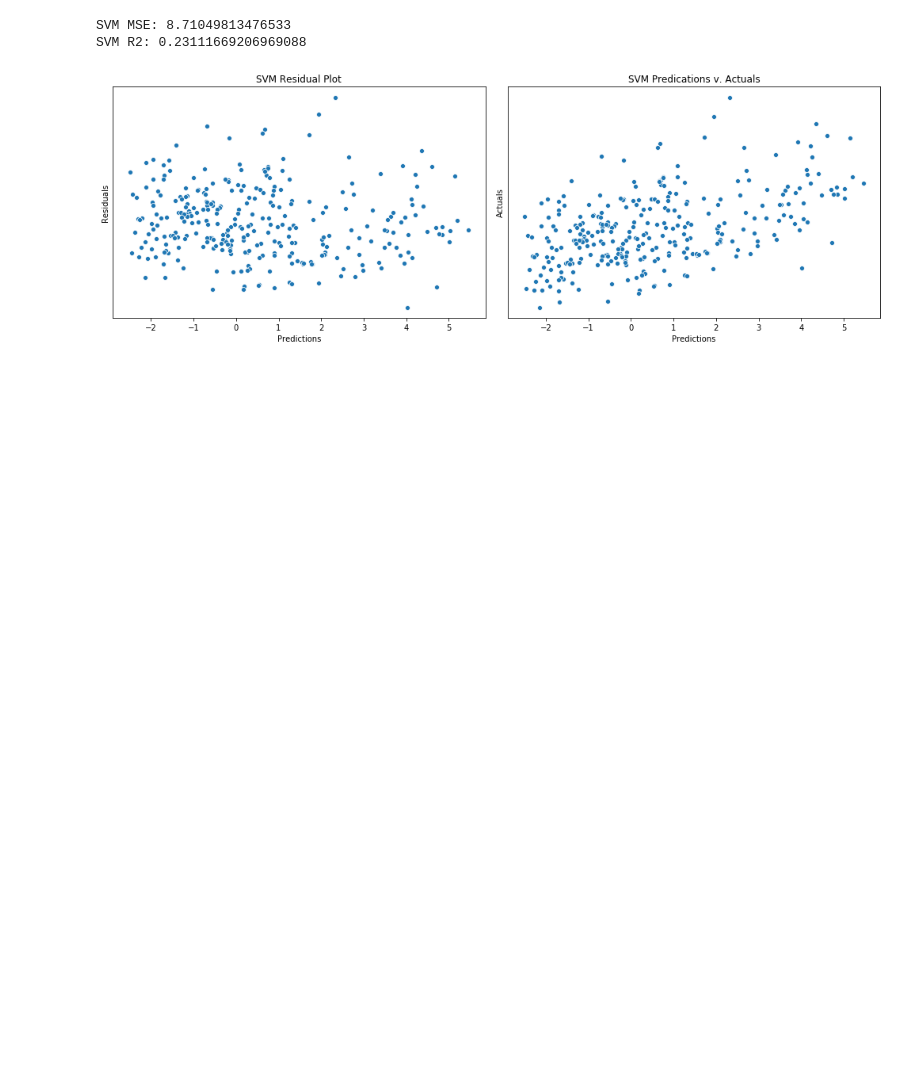
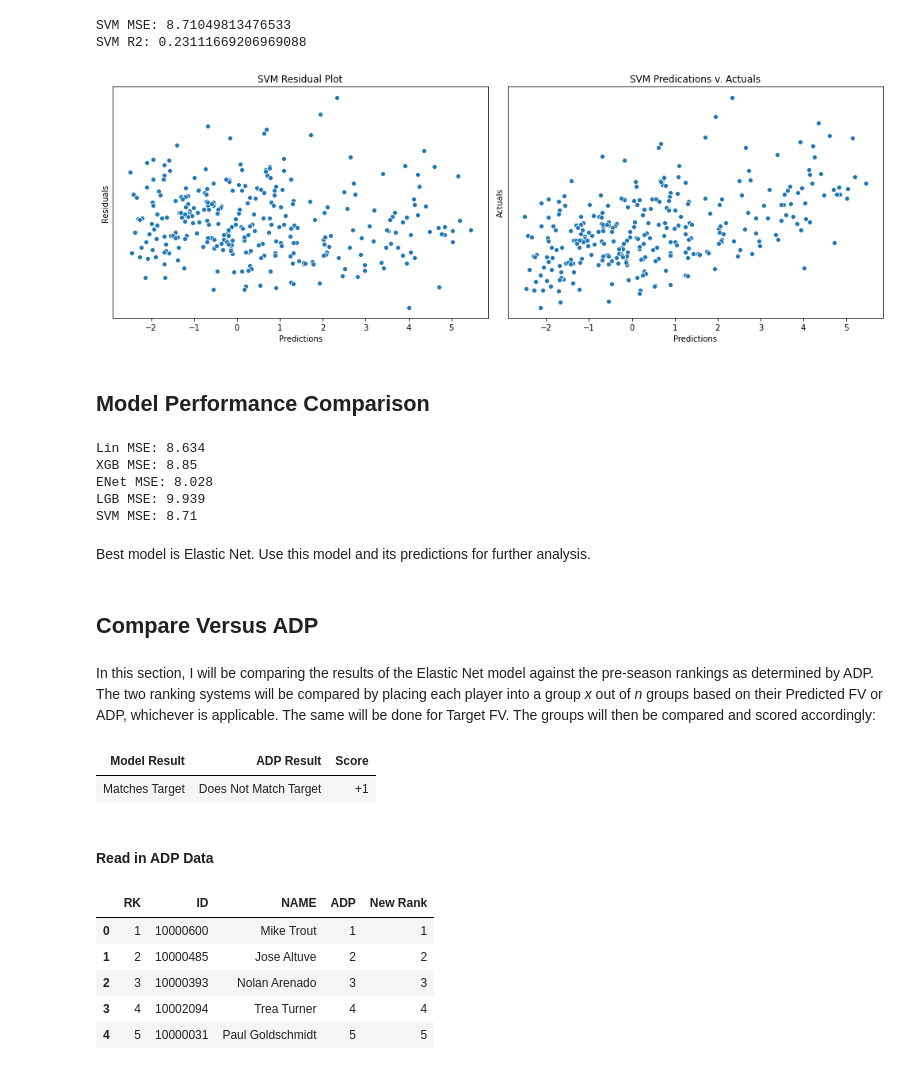
Before and after one commit to nkrajew/baseball_proj, a Jupyter notebook: Fantasy_Baseball_Predictions.ipynb, the cells around one changed output. Saved outputs shown, nothing was run; the diff lists cells and outputs as text; code cells hidden in the pictures; blank space fills up the shorter version.

```diff
--- a/Fantasy_Baseball_Predictions.ipynb
+++ b/Fantasy_Baseball_Predictions.ipynb
@@ -564,3 +566,42 @@ plt.setp(axes, yticks=[])
 plt.tight_layout()
 # %% [output]
 [figure]
+# %% [markdown]
+## Model Performance Comparison
+# %%
+print('Lin MSE:', round(lin_MSE,3))
+print('XGB MSE:', round(xgb_MSE, 3))
+print('ENet MSE:', round(enet_MSE, 3))
+print('LGB MSE:', round(lgb_MSE,3))
+print('SVM MSE:', round(svm_MSE,3))
+# %% [output]
+Lin MSE: 8.634
+XGB MSE: 8.85
+ENet MSE: 8.028
+LGB MSE: 9.939
+SVM MSE: 8.71
+# %% [markdown]
+Best model is Elastic Net. Use this model and its predictions for further analysis.
+# %% [markdown]
+## Compare Versus ADP
+# %% [markdown]
+In this section, I will be comparing the results of the Elastic Net model against the pre-season rankings as determined by ADP. The two ranking systems will be compared by placing each player into a group _x_ out of *n* groups based on their Predicted FV or ADP, whichever is applicable. The same will be done for Target FV. The groups will then be compared and scored accordingly:
+# %%
+scoring = pd.DataFrame(data=[['Matches Target','Does Not Match Target','+1']], columns=['Model Result', 'ADP Result', 'Score'], index=None)
+scoring.style.hide_index()
+# %% [output]
+| Model Result | ADP Result | Score |
+| Matches Target | Does Not Match Target | +1 |
+# %% [markdown]
+#### Read in ADP Data
+# %%
+ADP_data = pd.read_csv('../datasets/baseball/ADP_2018.csv')
+# %%
+ADP_data.head()
+# %% [output]
+|  | RK | ID | NAME | ADP | New Rank |
+| 0 | 1 | 10000600 | Mike Trout | 1 | 1 |
+| 1 | 2 | 10000485 | Jose Altuve | 2 | 2 |
+| 2 | 3 | 10000393 | Nolan Arenado | 3 | 3 |
+| 3 | 4 | 10002094 | Trea Turner | 4 | 4 |
+| 4 | 5 | 10000031 | Paul Goldschmidt | 5 | 5 |
```
Also changed, not shown: parts of 23 cells of this notebook.
